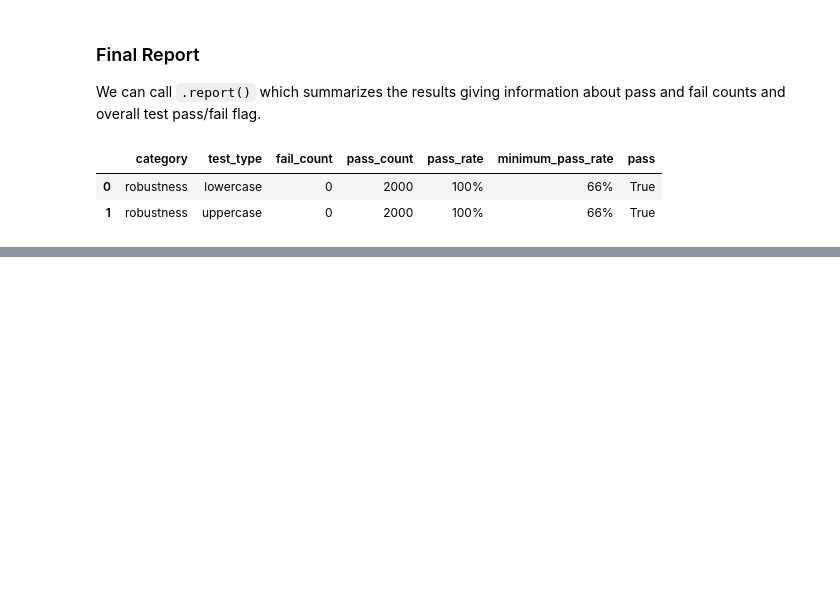
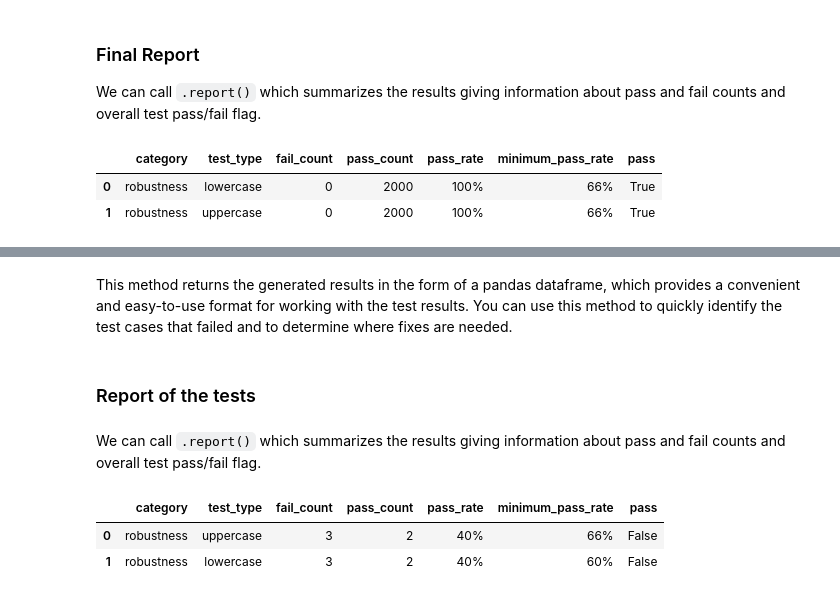
Before and after one commit to JohnSnowLabs/langtest, a Jupyter notebook: demo/tutorials/misc/HuggingFace_Dataset_Notebook.ipynb, the cells around one changed output, grey strips where cells are left out. Drawn from its saved outputs; the diff is of its cells as text; code cells hidden in the pictures; blank space fills up the shorter version.

```diff
--- a/demo/tutorials/misc/HuggingFace_Dataset_Notebook.ipynb
+++ b/demo/tutorials/misc/HuggingFace_Dataset_Notebook.ipynb
@@ -333,0 +442,12 @@ harness.report()
+# %% [markdown]
+This method returns the generated results in the form of a pandas dataframe, which provides a convenient and easy-to-use format for working with the test results. You can use this method to quickly identify the test cases that failed and to determine where fixes are needed.
+# %% [markdown]
+### Report of the tests
+# %% [markdown]
+We can call `.report()` which summarizes the results giving information about pass and fail counts and overall test pass/fail flag.
+# %%
+harness.report()
+# %% [output]
+|  | category | test_type | fail_count | pass_count | pass_rate | minimum_pass_rate | pass |
+| 0 | robustness | uppercase | 3 | 2 | 40% | 66% | False |
+| 1 | robustness | lowercase | 3 | 2 | 40% | 60% | False |
```
Also changed, not shown: parts of 20 cells of this notebook, 1 other file.
